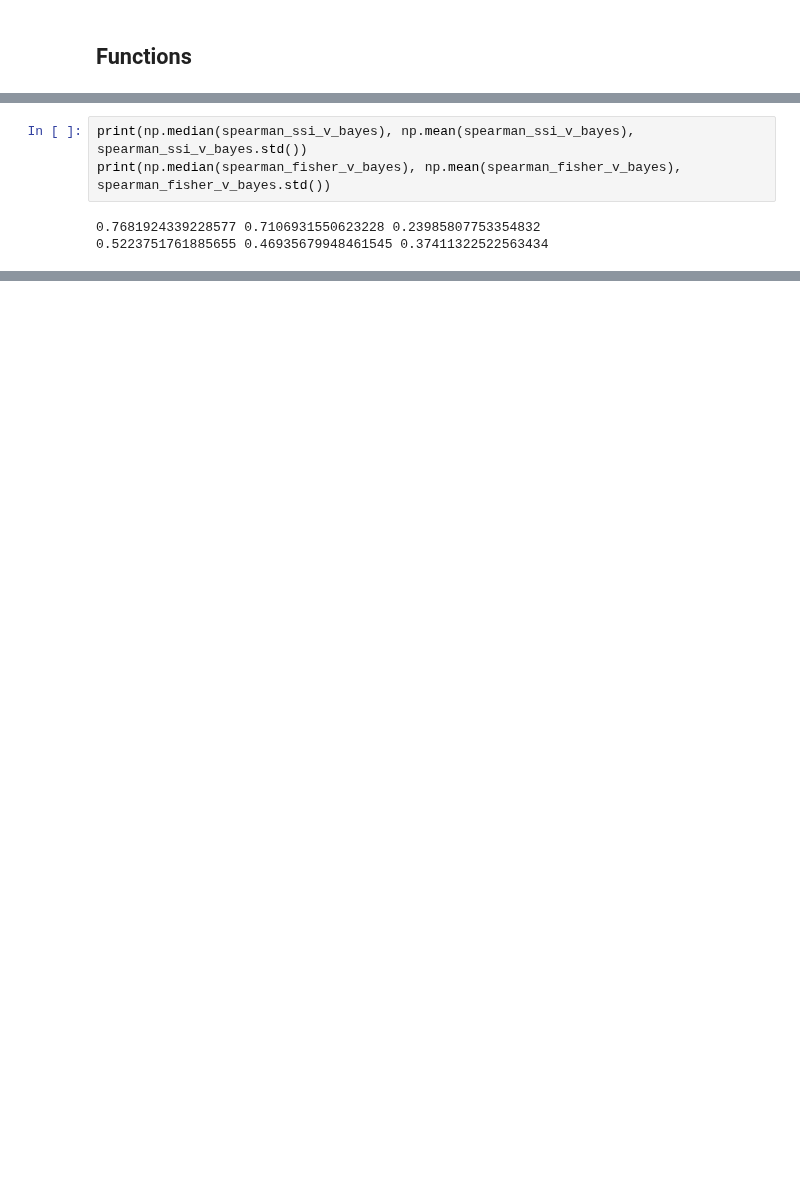
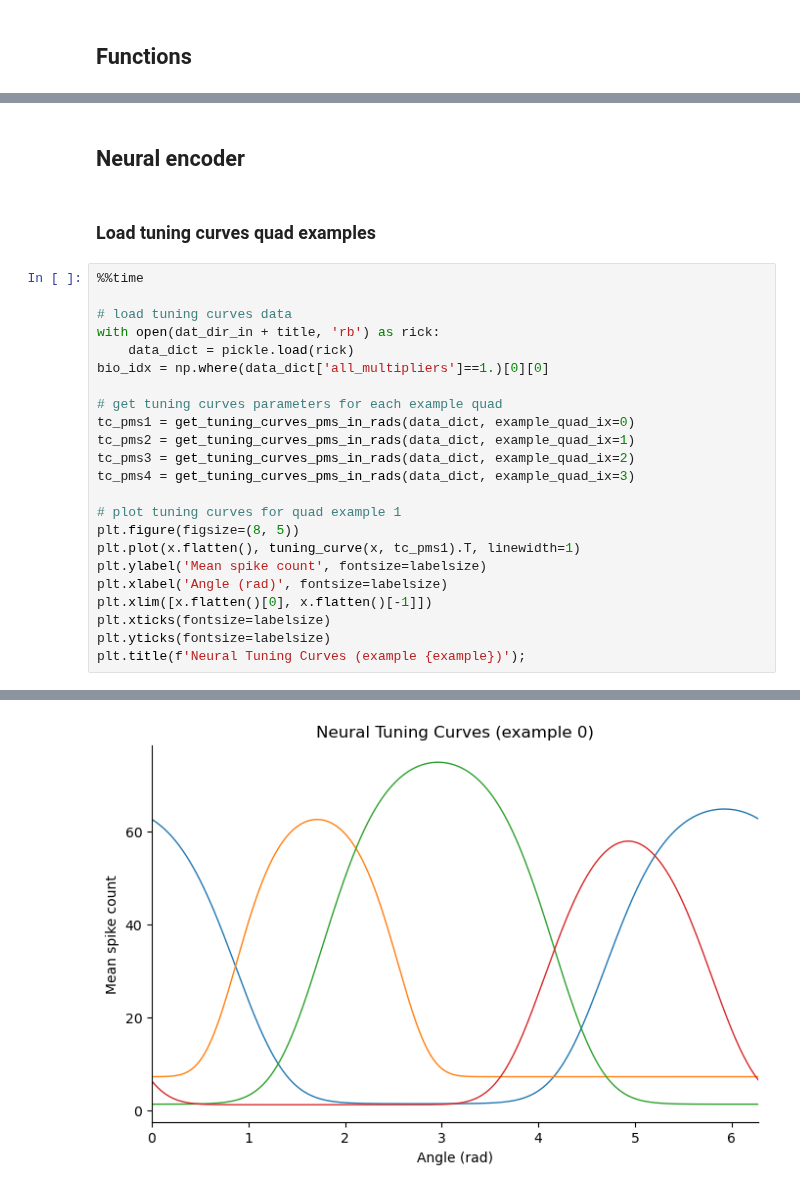
Before and after one commit to steevelaquitaine/fisher-info-limits, a Jupyter notebook: notebooks/fig2.ipynb, the cells around one changed output, grey strips where cells are left out. Drawn from its saved outputs; the diff is of its cells as text; blank space fills up the shorter version.

```diff
--- a/notebooks/fig2.ipynb
+++ b/notebooks/fig2.ipynb
@@ -437,6 +384,28 @@ WilcoxonResult(statistic=np.float64(0.0), pvalue=np.float64(8.762734565082682e-1
-# %%
-print(np.median(spearman_ssi_v_bayes), np.mean(spearman_ssi_v_bayes), spearman_ssi_v_bayes.std())
-print(np.median(spearman_fisher_v_bayes), np.mean(spearman_fisher_v_bayes), spearman_fisher_v_bayes.std())
-# %% [output]
-0.7681924339228577 0.7106931550623228 0.23985807753354832
-0.5223751761885655 0.46935679948461545 0.37411322522563434
+# %% [markdown]
+## Neural encoder
+# %% [markdown]
+### Load tuning curves quad examples
+# %%
+%%time
+
+# load tuning curves data
+with open(dat_dir_in + title, 'rb') as rick:
+    data_dict = pickle.load(rick)
+bio_idx = np.where(data_dict['all_multipliers']==1.)[0][0]
+
+# get tuning curves parameters for each example quad
+tc_pms1 = get_tuning_curves_pms_in_rads(data_dict, example_quad_ix=0)
+tc_pms2 = get_tuning_curves_pms_in_rads(data_dict, example_quad_ix=1)
+tc_pms3 = get_tuning_curves_pms_in_rads(data_dict, example_quad_ix=2)
+tc_pms4 = get_tuning_curves_pms_in_rads(data_dict, example_quad_ix=3)
+
+# plot tuning curves for quad example 1
+plt.figure(figsize=(8, 5))
+plt.plot(x.flatten(), tuning_curve(x, tc_pms1).T, linewidth=1)
+plt.ylabel('Mean spike count', fontsize=labelsize)
+plt.xlabel('Angle (rad)', fontsize=labelsize)
+plt.xlim([x.flatten()[0], x.flatten()[-1]])
+plt.xticks(fontsize=labelsize)
+plt.yticks(fontsize=labelsize)
+plt.title(f'Neural Tuning Curves (example {example})');
+# %% [output]
@@ -442,0 +414 @@ print(np.median(spearman_fisher_v_bayes), np.mean(spearman_fisher_v_bayes), spea
+[figure, added]
```
Also changed, not shown: parts of 18 cells of this notebook, 4 other files.
